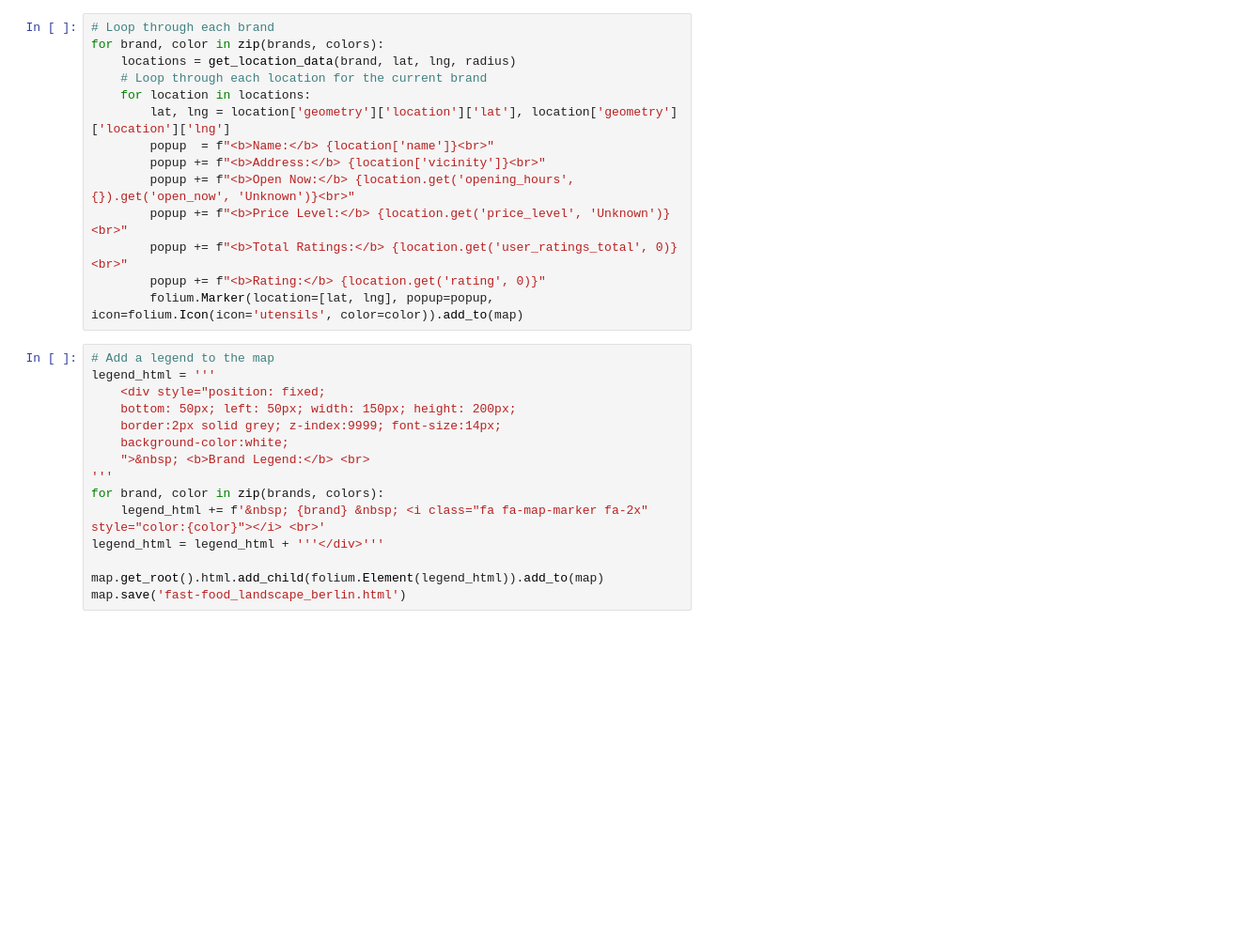
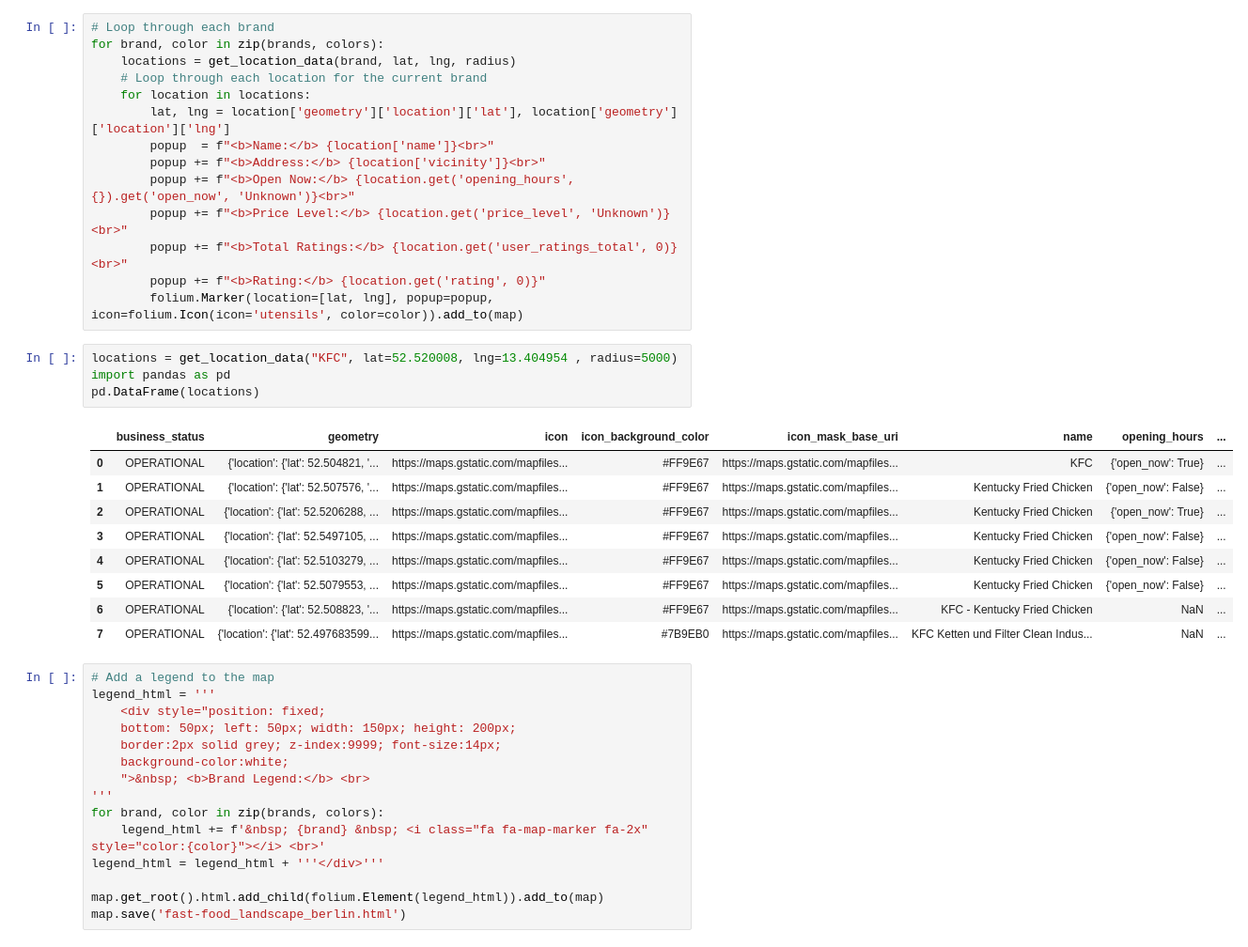
Before and after one commit to Razafimahery/Folium-Map, a Jupyter notebook: fast-food_landscape_berlin.ipynb, the cells around one changed output. Shown: that part at 94% size. Drawn from its saved outputs; the diff is of its cells as text; blank space fills up the shorter version.

```diff
--- a/fast-food_landscape_berlin.ipynb
+++ b/fast-food_landscape_berlin.ipynb
@@ -44,6 +49,20 @@ for brand, color in zip(brands, colors):
         popup += f"<b>Total Ratings:</b> {location.get('user_ratings_total', 0)}<br>"
         popup += f"<b>Rating:</b> {location.get('rating', 0)}"
         folium.Marker(location=[lat, lng], popup=popup, icon=folium.Icon(icon='utensils', color=color)).add_to(map)
+# %%
+locations = get_location_data("KFC", lat=52.520008, lng=13.404954 , radius=5000)
+import pandas as pd
+pd.DataFrame(locations)
+# %% [output]
+|  | business_status | geometry | icon | icon_background_color | icon_mask_base_uri | name | opening_hours | ... |
+| 0 | OPERATIONAL | {'location': {'lat': 52.504821, '... | https://maps.gstatic.com/mapfiles... | #FF9E67 | https://maps.gstatic.com/mapfiles... | KFC | {'open_now': True} | ... |
+| 1 | OPERATIONAL | {'location': {'lat': 52.507576, '... | https://maps.gstatic.com/mapfiles... | #FF9E67 | https://maps.gstatic.com/mapfiles... | Kentucky Fried Chicken | {'open_now': False} | ... |
+| 2 | OPERATIONAL | {'location': {'lat': 52.5206288, ... | https://maps.gstatic.com/mapfiles... | #FF9E67 | https://maps.gstatic.com/mapfiles... | Kentucky Fried Chicken | {'open_now': True} | ... |
+| 3 | OPERATIONAL | {'location': {'lat': 52.5497105, ... | https://maps.gstatic.com/mapfiles... | #FF9E67 | https://maps.gstatic.com/mapfiles... | Kentucky Fried Chicken | {'open_now': False} | ... |
+| 4 | OPERATIONAL | {'location': {'lat': 52.5103279, ... | https://maps.gstatic.com/mapfiles... | #FF9E67 | https://maps.gstatic.com/mapfiles... | Kentucky Fried Chicken | {'open_now': False} | ... |
+| 5 | OPERATIONAL | {'location': {'lat': 52.5079553, ... | https://maps.gstatic.com/mapfiles... | #FF9E67 | https://maps.gstatic.com/mapfiles... | Kentucky Fried Chicken | {'open_now': False} | ... |
+| 6 | OPERATIONAL | {'location': {'lat': 52.508823, '... | https://maps.gstatic.com/mapfiles... | #FF9E67 | https://maps.gstatic.com/mapfiles... | KFC - Kentucky Fried Chicken | NaN | ... |
+| 7 | OPERATIONAL | {'location': {'lat': 52.497683599... | https://maps.gstatic.com/mapfiles... | #7B9EB0 | https://maps.gstatic.com/mapfiles... | KFC Ketten und Filter Clean Indus... | NaN | ... |
 # %%
 # Add a legend to the map
 legend_html = '''
```
Also changed, not shown: parts of 2 cells of this notebook, 2 other files.
